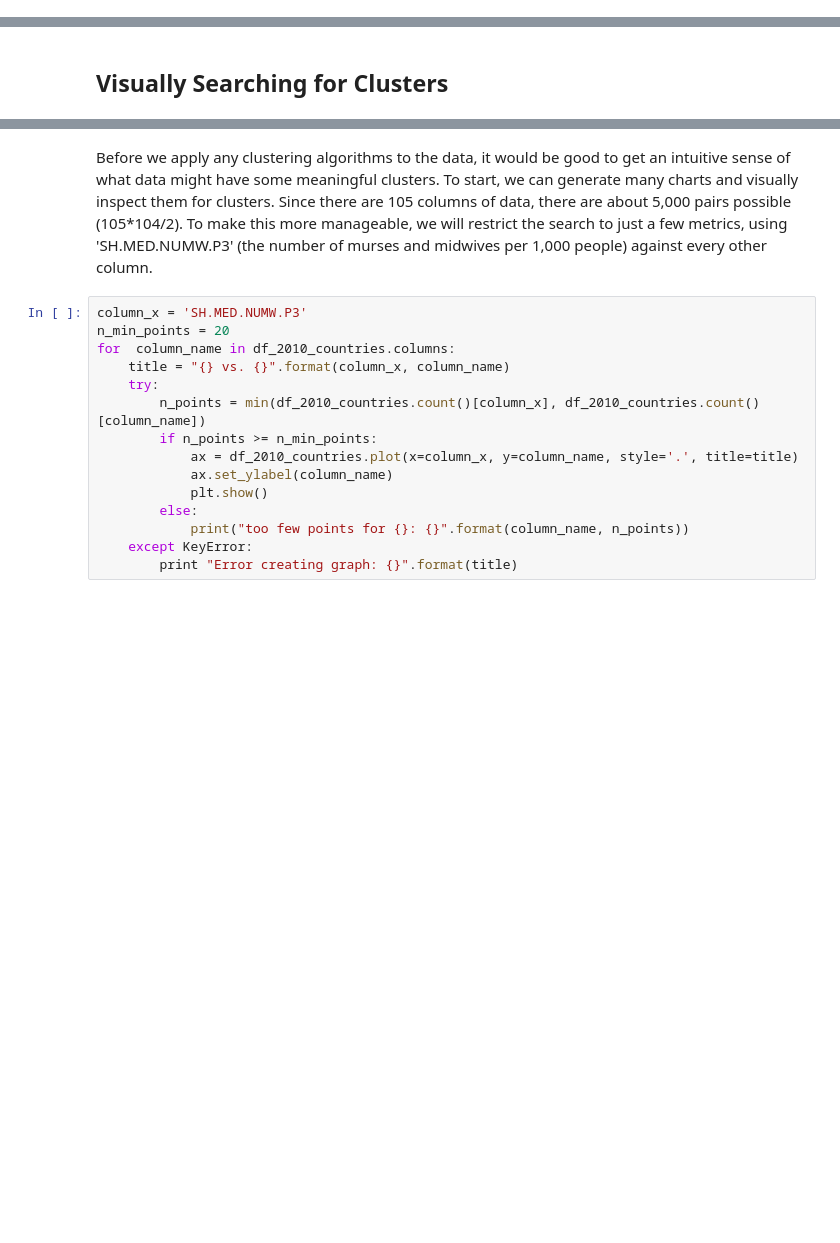
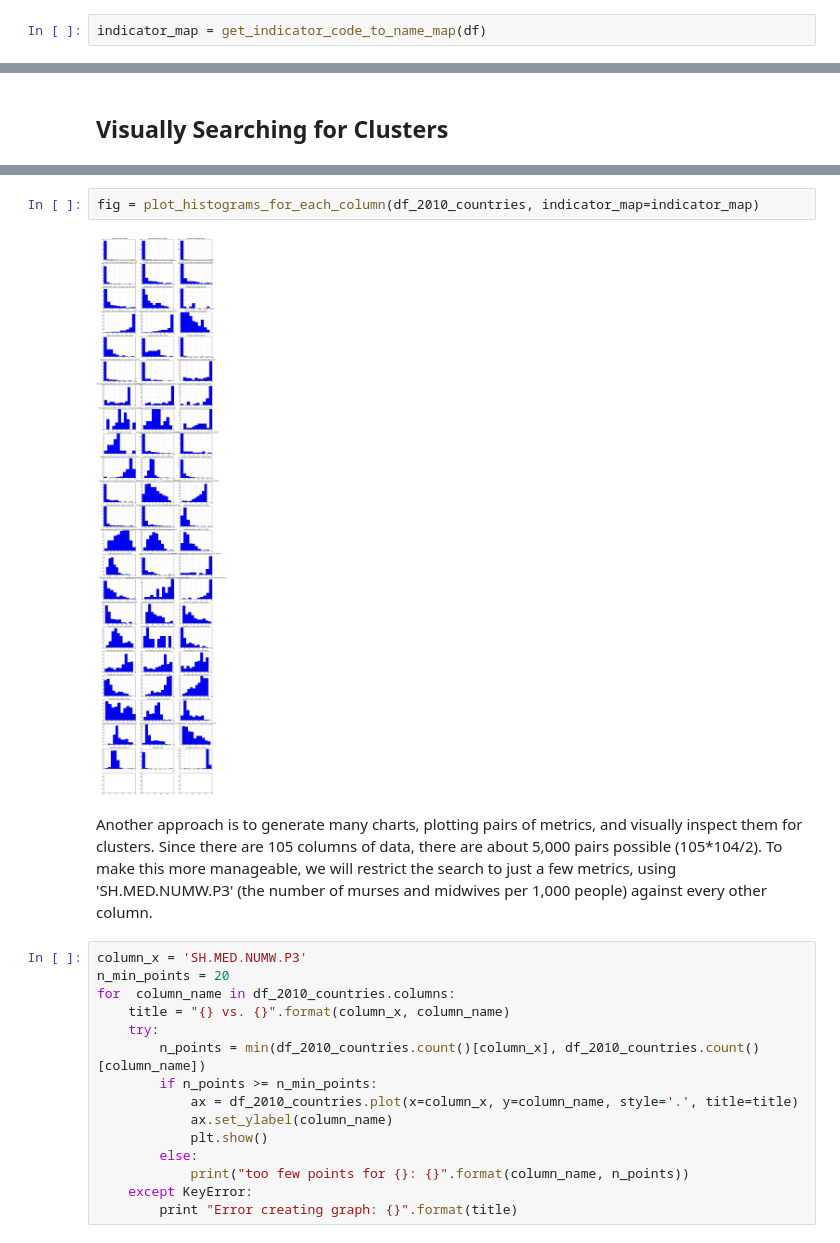
Before and after one commit to dennisobrien/GeneralAssemblyDataScience2013, a Jupyter notebook: HomeworkAssignment_05/ClusteringHealth.ipynb, the cells around one changed output, grey strips where cells are left out. Saved outputs shown, nothing was run; the diff lists cells and outputs as text; blank space fills up the shorter version.

```diff
--- a/HomeworkAssignment_05/ClusteringHealth.ipynb
+++ b/HomeworkAssignment_05/ClusteringHealth.ipynb
@@ -128,3 +129,5 @@ Now with just a minor modification we will put this in a dictionary comprehensio
  u'SP.UWT.TFRT': u'Unmet need for contraception (% of married women ages 15-49)'}
 # %% [markdown]
 This has been implemented in the code in the methods get_indicator_code_to_name_map and get_country_code_to_name_map.
+# %%
+indicator_map = get_indicator_code_to_name_map(df)
@@ -204,5 +220,9 @@ dtypes: float64(105)
+# %%
+fig = plot_histograms_for_each_column(df_2010_countries, indicator_map=indicator_map)
+# %% [output]
+[figure, added]
 # %% [markdown]
-Before we apply any clustering algorithms to the data, it would be good to get an intuitive sense of what data might have some meaningful clusters.  To start, we can generate many charts and visually inspect them for clusters.  Since there are 105 columns of data, there are about 5,000 pairs possible (105*104/2).  To make this more manageable, we will restrict the search to just a few metrics, using 'SH.MED.NUMW.P3' (the number of murses and midwives per 1,000 people) against every other column.
+Another approach is to generate many charts, plotting pairs of metrics, and visually inspect them for clusters.  Since there are 105 columns of data, there are about 5,000 pairs possible (105*104/2).  To make this more manageable, we will restrict the search to just a few metrics, using 'SH.MED.NUMW.P3' (the number of murses and midwives per 1,000 people) against every other column.
 # %%
 column_x = 'SH.MED.NUMW.P3'
 n_min_points = 20
```
Also changed, not shown: parts of 4 cells of this notebook, 1 other file.
